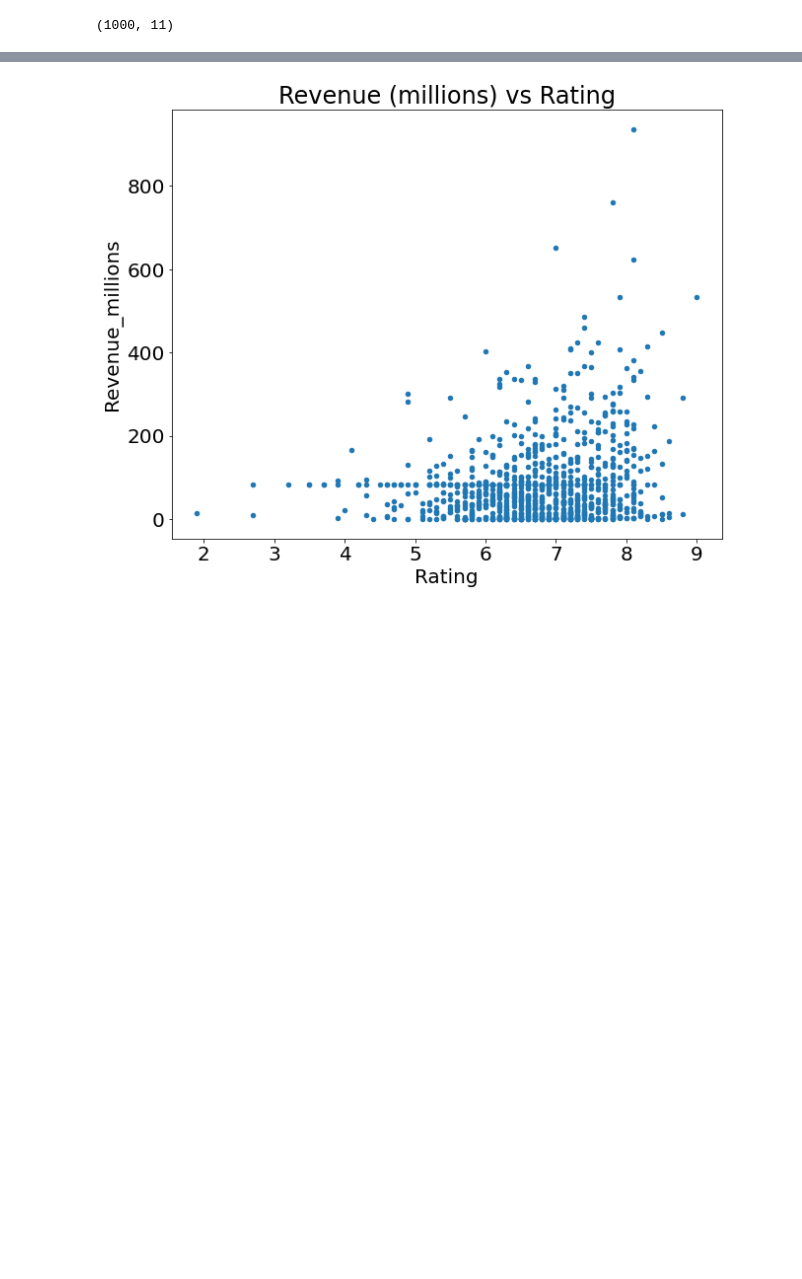
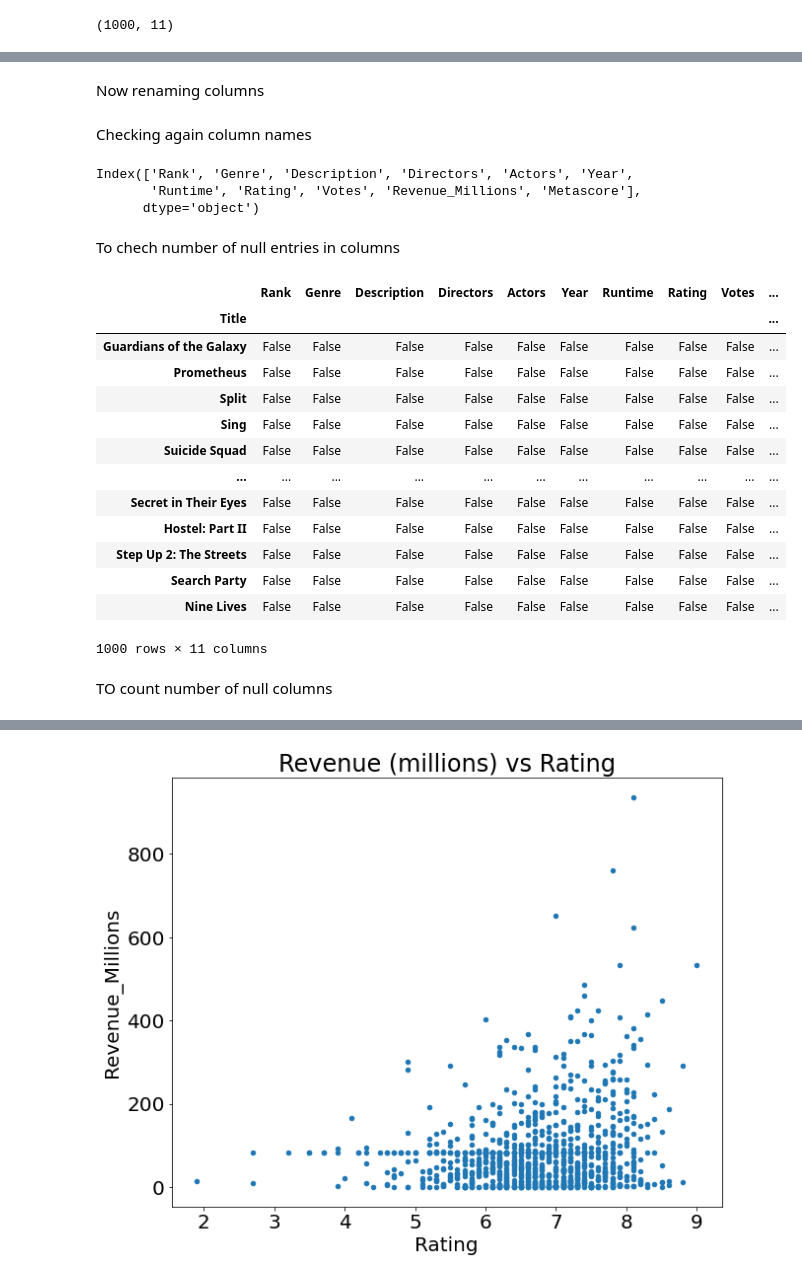
Before and after one commit to JGSukumar/AI-AMRITA, a Jupyter notebook: Pandas/PandasTutorial.ipynb, the cells around one changed output, grey strips where cells are left out. Saved outputs shown, nothing was run; the diff lists cells and outputs as text; code cells hidden in the pictures; blank space fills up the shorter version.

```diff
--- a/Pandas/PandasTutorial.ipynb
+++ b/Pandas/PandasTutorial.ipynb
@@ -86,3 +60,0 @@ Index(['Rank', 'Genre', 'Description', 'Director', 'Actors', 'Year', 'Runtime',
-# %%
-movies_df.rename(columns = {'Runtime (Minutes)' : 'Runtime', 'Revenue (Millions)' : 'Revenue_millions'}, inplace=True)
-movies_df.columns
@@ -273,0 +122,33 @@ movies_df[
+# %% [markdown]
+Now renaming columns
+# %%
+movies_df.rename(columns={'Runtime (Minutes)' : 'Runtime', 'Revenue (Millions)' : 'Revenue_Millions', 'Director' : 'Directors'}, inplace=True)
+# %% [markdown]
+Checking again column names
+# %%
+movies_df.columns
+# %% [output]
+Index(['Rank', 'Genre', 'Description', 'Directors', 'Actors', 'Year',
+       'Runtime', 'Rating', 'Votes', 'Revenue_Millions', 'Metascore'],
+      dtype='object')
+# %% [markdown]
+To chech number of null entries in columns
+# %%
+movies_df.isnull()
+# %% [output]
+|  | Rank | Genre | Description | Directors | Actors | Year | Runtime | Rating | Votes | ... |
+| Title |  |  |  |  |  |  |  |  |  | ... |
+| Guardians of the Galaxy | False | False | False | False | False | False | False | False | False | ... |
+| Prometheus | False | False | False | False | False | False | False | False | False | ... |
+| Split | False | False | False | False | False | False | False | False | False | ... |
+| Sing | False | False | False | False | False | False | False | False | False | ... |
+| Suicide Squad | False | False | False | False | False | False | False | False | False | ... |
+| ... | ... | ... | ... | ... | ... | ... | ... | ... | ... | ... |
+| Secret in Their Eyes | False | False | False | False | False | False | False | False | False | ... |
+| Hostel: Part II | False | False | False | False | False | False | False | False | False | ... |
+| Step Up 2: The Streets | False | False | False | False | False | False | False | False | False | ... |
+| Search Party | False | False | False | False | False | False | False | False | False | ... |
+| Nine Lives | False | False | False | False | False | False | False | False | False | ... |
+1000 rows × 11 columns
+# %% [markdown]
+TO count number of null columns
```
Also changed, not shown: parts of 76 cells of this notebook.
